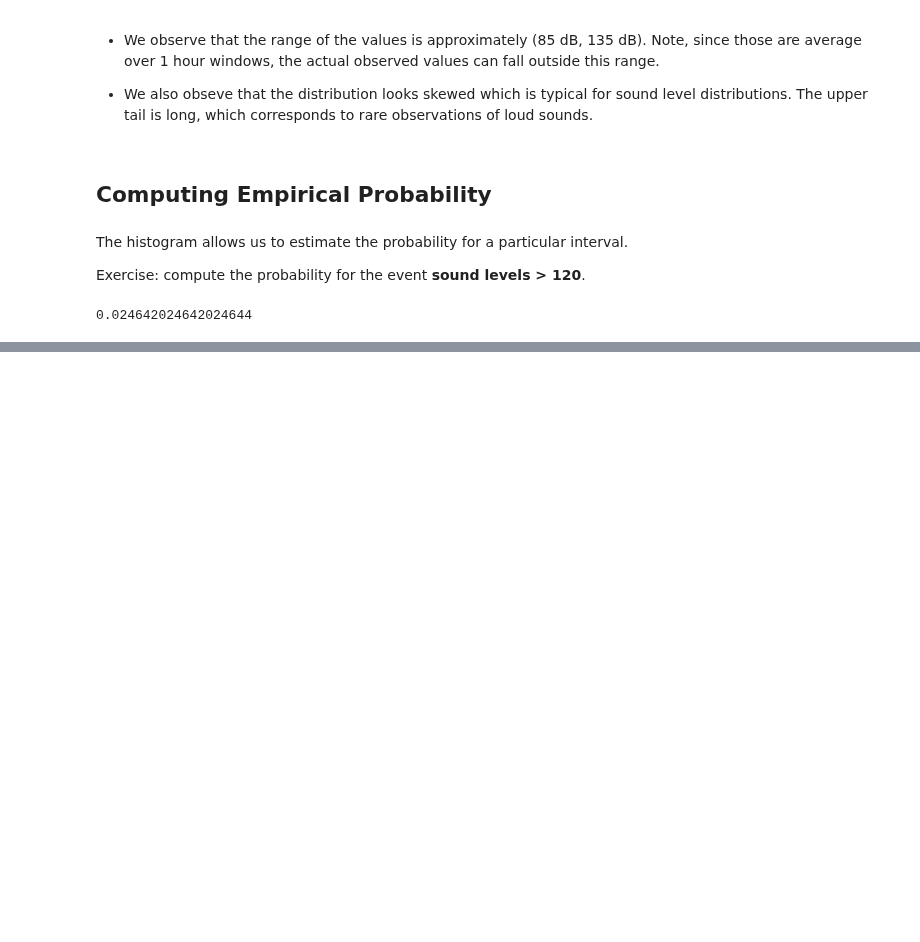
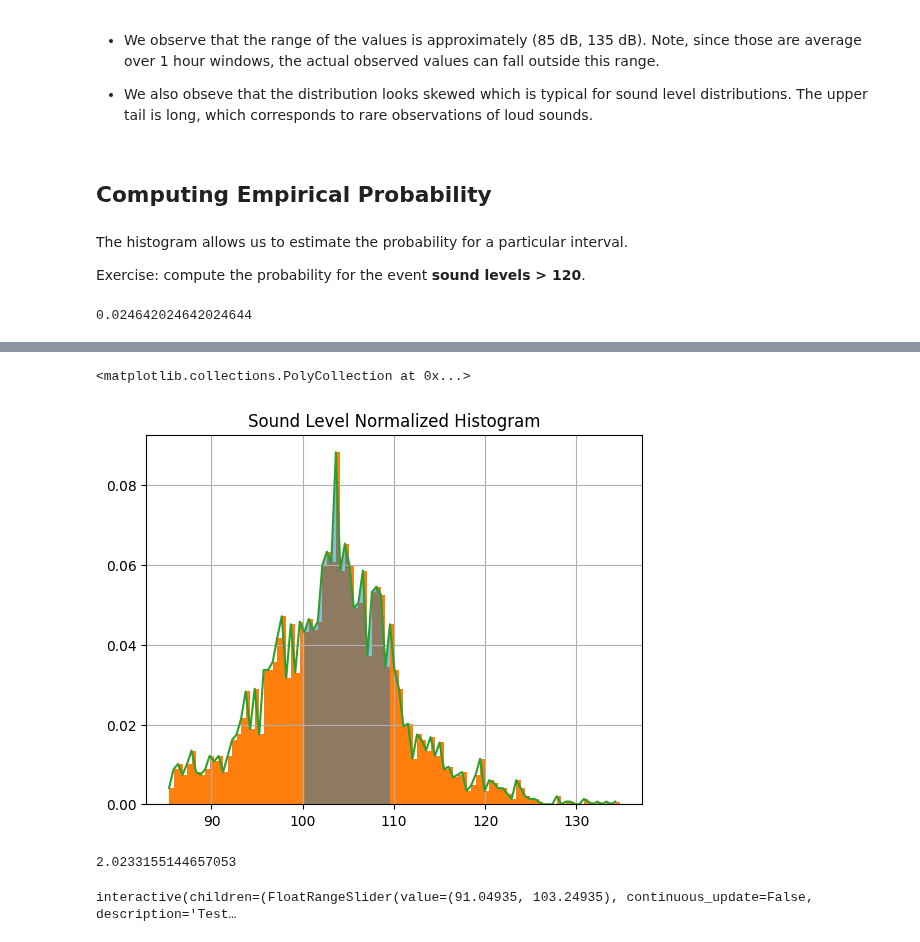
Before and after one commit to BOAT-ocean-acoustics/fundamentals, a Jupyter notebook: boat_tutorials/primers/stats_sound_level_distribution.ipynb, the cells around one changed output, grey strips where cells are left out. Saved outputs shown, nothing was run; the diff lists cells and outputs as text; code cells hidden in the pictures; blank space fills up the shorter version.

Commit message:
empirical probability widget

```diff
--- a/boat_tutorials/primers/stats_sound_level_distribution.ipynb
+++ b/boat_tutorials/primers/stats_sound_level_distribution.ipynb
@@ -61,0 +63,13 @@ ds[' BB_20-24000 '].hist(bins=100)
+# %%
+bound_lower = 100
+bound_upper = 110
+# %%
+h = sound_levels[' BB_20-24000 '].hist(bins=100, density=True)
+plt.title("Sound Level Normalized Histogram")
+# plt.fill_betweenx(bound_lower, bound_upper)
+h = plt.hist(sound_levels[' BB_20-24000 '].values, bins=100, density=True)
+plt.plot(h[1][:-1], h[0],)
+plt.fill_between(h[1][:-1], h[0], where=((h[1][:-1]>bound_lower) & (h[1][:-1]<bound_upper)), alpha=0.5)
+# %% [output]
+<matplotlib.collections.PolyCollection at 0x...>
+[figure, added]
@@ -61,0 +102,8 @@ ds[' BB_20-24000 '].hist(bins=100)
+# %%
+sum(h[0])
+# %% [output]
+2.0233155144657053
+# %%
+out = interact(plot_probability, bounds=bound_slider)
+# %% [output]
+interactive(children=(FloatRangeSlider(value=(91.04935, 103.24935), continuous_update=False, description='Test…
```
Also changed, not shown: parts of 9 cells of this notebook.
